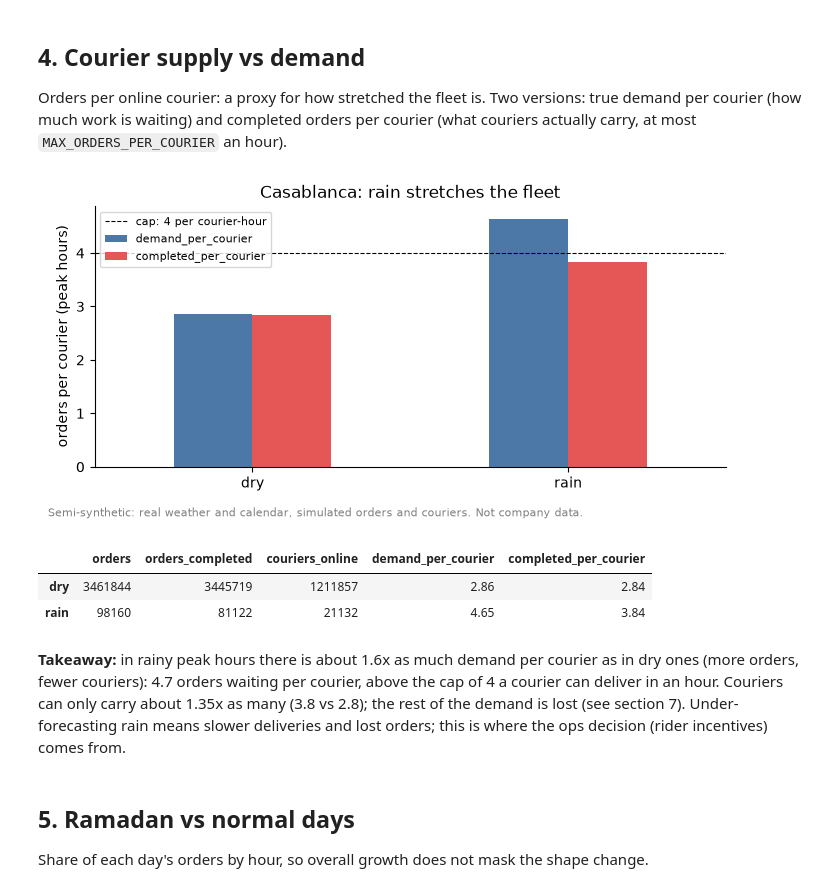
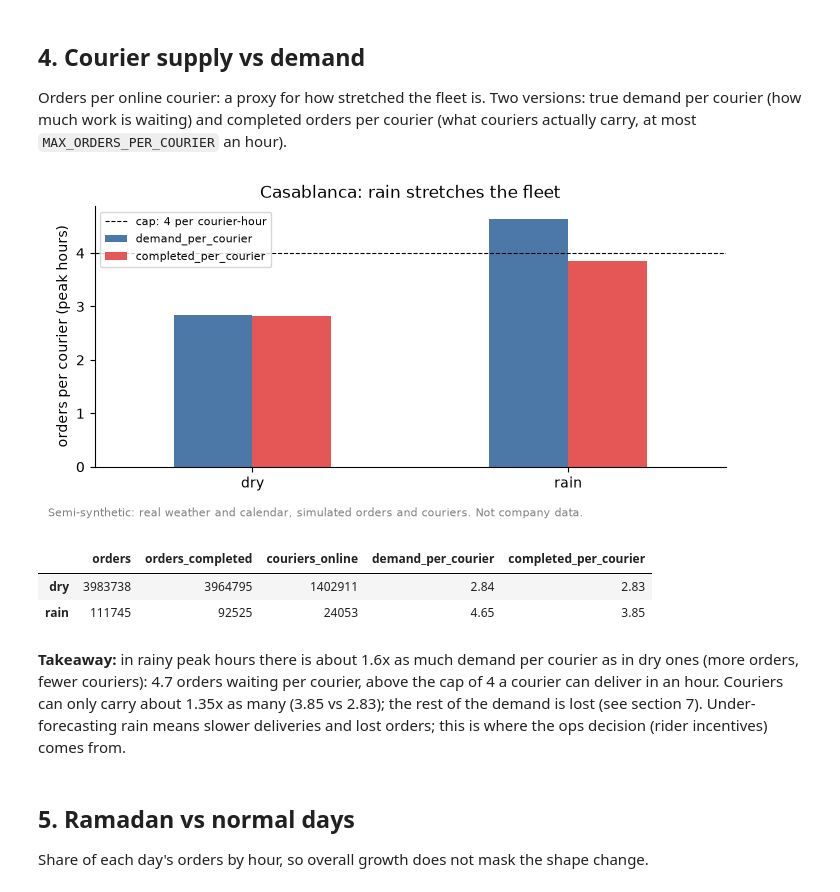
Before and after one commit to nicola-stoichkov/africa_demand_forecast, a Jupyter notebook: notebooks/01_eda.ipynb, the cells around one changed output. Cells and saved outputs as stored; diff of their text form; code cells hidden in the pictures.

Commit message:
Per-city peak hours in config; use them in scoring and the EDA fleet chart
Co-Authored-By: Claude Sonnet 5.5 <noreply@anthropic.com>

```diff
--- a/notebooks/01_eda.ipynb
+++ b/notebooks/01_eda.ipynb
@@ -9,7 +9,7 @@ import sys
 sys.path.insert(0, '../src')
 import pandas as pd
 import matplotlib.pyplot as plt
-from config import DATA_NOTE
+from config import CITIES, DATA_NOTE
 from simulate import RAIN_MM
 from calendar_features import check_time_index
 
@@ -22,6 +22,7 @@ def label(fig):
 df = pd.read_parquet('../data/processed/demand_casablanca.parquet')
 df['date'] = df['timestamp'].dt.tz_localize(None).dt.normalize()
 df['raining'] = df['precipitation'] > RAIN_MM
+PEAK = CITIES['casablanca']['peak_hours']  # lunch + dinner hours
 df.head()
 # %% [output]
 |  | timestamp | timestamp_utc | orders | orders_completed | couriers_online | temperature_2m | precipitation | ... |
@@ -115,24 +116,24 @@ rainy hours per hour of day, 12-22: [9, 10, 10, 10, 11, 14, 16, 10, 14, 12, 14]
 Orders per online courier: a proxy for how stretched the fleet is. Two versions: true demand per courier (how much work is waiting) and completed orders per courier (what couriers actually carry, at most `MAX_ORDERS_PER_COURIER` an hour).
 # %%
 from simulate import MAX_ORDERS_PER_COURIER
-peak = df[df.hour.isin([12, 13, 14, 20, 21, 22])]
+peak = df[df.hour.isin(PEAK)]
 # ratio of sums (total orders / total couriers), not the mean of hourly ratios, which small denominators inflate
 r = peak.groupby('raining')[['orders', 'orders_completed', 'couriers_online']].sum()
 r['demand_per_courier'] = r['orders'] / r['couriers_online']
 r['completed_per_courier'] = r['orders_completed'] / r['couriers_online']
 r.index = ['dry', 'rain']
 fig, ax = plt.subplots(figsize=(7, 3.5))
 r[['demand_per_courier', 'completed_per_courier']].plot.bar(ax=ax, rot=0, color=['#4c78a8', '#e45756'])
 ax.axhline(MAX_ORDERS_PER_COURIER, color='k', ls='--', lw=0.8, label=f'cap: {MAX_ORDERS_PER_COURIER} per courier-hour')
 ax.set_ylabel('orders per courier (peak hours)'); ax.set_title('Casablanca: rain stretches the fleet'); ax.legend(fontsize=8); label(fig)
 plt.show(); r.round(2)
 # %% [output]
 [figure]
 |  | orders | orders_completed | couriers_online | demand_per_courier | completed_per_courier |
-| dry | 3461844 | 3445719 | 1211857 | 2.86 | 2.84 |
-| rain | 98160 | 81122 | 21132 | 4.65 | 3.84 |
+| dry | 3983738 | 3964795 | 1402911 | 2.84 | 2.83 |
+| rain | 111745 | 92525 | 24053 | 4.65 | 3.85 |
 # %% [markdown]
-**Takeaway:** in rainy peak hours there is about 1.6x as much demand per courier as in dry ones (more orders, fewer couriers): 4.7 orders waiting per courier, above the cap of 4 a courier can deliver in an hour. Couriers can only carry about 1.35x as many (3.8 vs 2.8); the rest of the demand is lost (see section 7). Under-forecasting rain means slower deliveries and lost orders; this is where the ops decision (rider incentives) comes from.
+**Takeaway:** in rainy peak hours there is about 1.6x as much demand per courier as in dry ones (more orders, fewer couriers): 4.7 orders waiting per courier, above the cap of 4 a courier can deliver in an hour. Couriers can only carry about 1.35x as many (3.85 vs 2.83); the rest of the demand is lost (see section 7). Under-forecasting rain means slower deliveries and lost orders; this is where the ops decision (rider incentives) comes from.
 # %% [markdown]
 ## 5. Ramadan vs normal days
 Share of each day's orders by hour, so overall growth does not mask the shape change.
```
Also changed, not shown: parts of 1 cell of this notebook, 2 other files.
